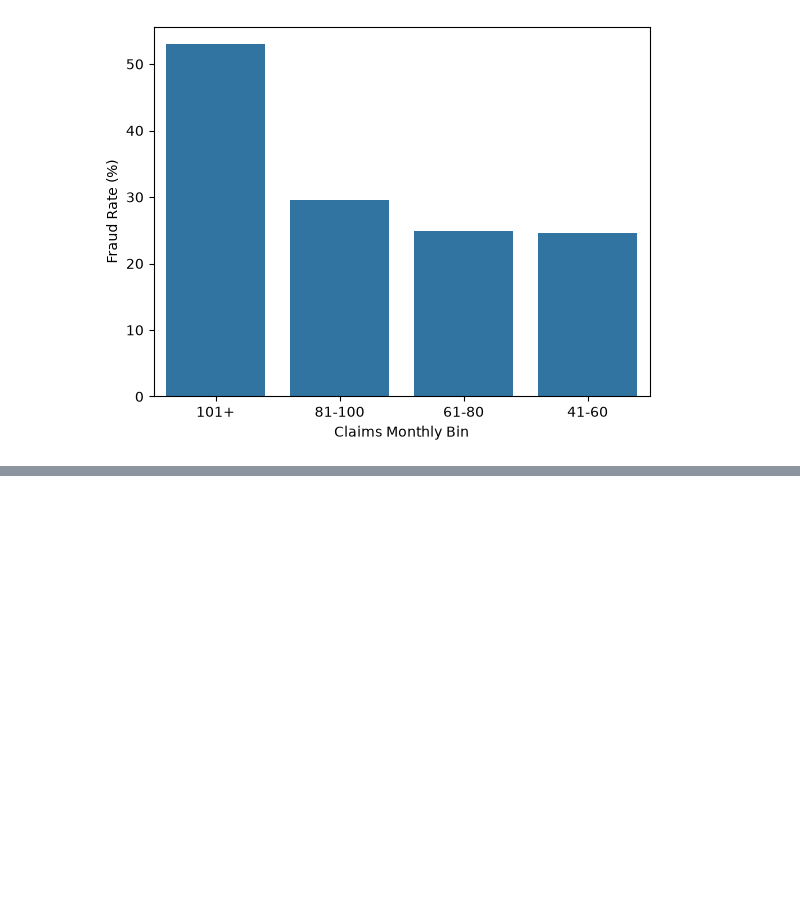
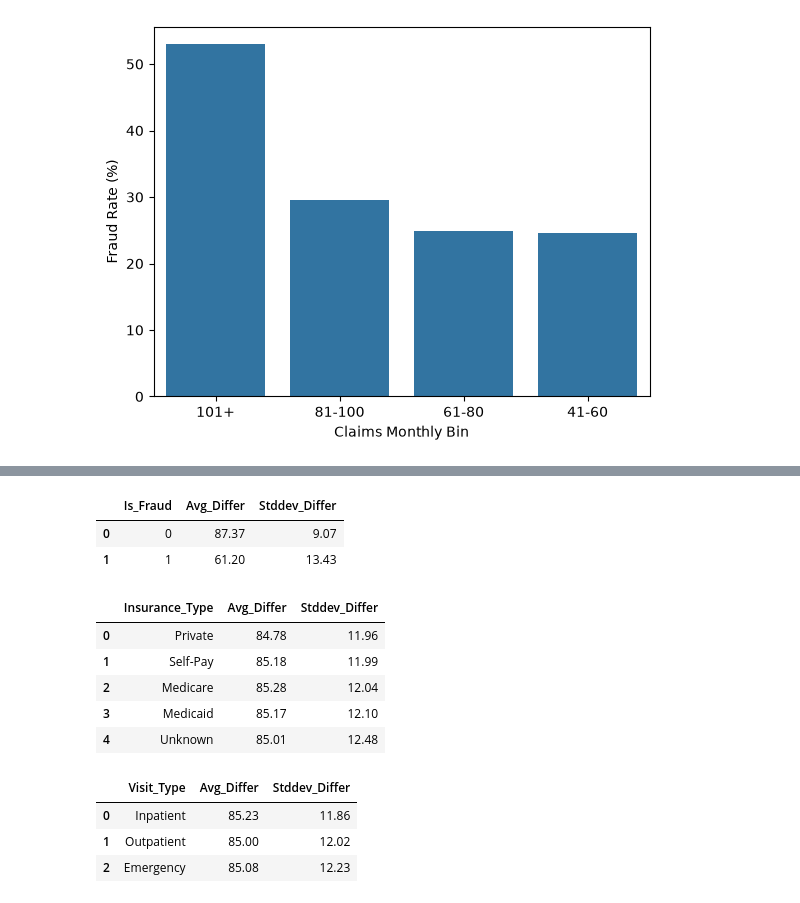
Before and after one commit to jscode-1302/claims_analysis, a Jupyter notebook: notebooks/analysis.ipynb, the cells around one changed output, grey strips where cells are left out. Saved outputs shown, nothing was run; the diff lists cells and outputs as text; code cells hidden in the pictures; blank space fills up the shorter version.

```diff
--- a/notebooks/analysis.ipynb
+++ b/notebooks/analysis.ipynb
@@ -469,0 +562,46 @@ Lastly, I analyzed the categories within Q4 to identify any other relationships
+# %%
+con.execute("""
+    SELECT
+        Is_Fraud,
+        ROUND(AVG(Differ), 2) as Avg_Differ,
+        ROUND(STDDEV(Differ), 2) as Stddev_Differ,
+    FROM temp_differ_table
+    GROUP BY Is_Fraud
+    ORDER BY Stddev_Differ
+""").df()
+# %% [output]
+|  | Is_Fraud | Avg_Differ | Stddev_Differ |
+| 0 | 0 | 87.37 | 9.07 |
+| 1 | 1 | 61.20 | 13.43 |
+# %%
+con.execute("""
+    SELECT
+        Insurance_Type,
+        ROUND(AVG(Differ), 2) as Avg_Differ,
+        ROUND(STDDEV(Differ), 2) as Stddev_Differ,
+    FROM temp_differ_table
+    GROUP BY Insurance_Type
+    ORDER BY Stddev_Differ
+""").df()
+# %% [output]
+|  | Insurance_Type | Avg_Differ | Stddev_Differ |
+| 0 | Private | 84.78 | 11.96 |
+| 1 | Self-Pay | 85.18 | 11.99 |
+| 2 | Medicare | 85.28 | 12.04 |
+| 3 | Medicaid | 85.17 | 12.10 |
+| 4 | Unknown | 85.01 | 12.48 |
+# %%
+con.execute("""
+    SELECT
+        Visit_Type,
+        ROUND(AVG(Differ), 2) as Avg_Differ,
+        ROUND(STDDEV(Differ), 2) as Stddev_Differ,
+    FROM temp_differ_table
+    GROUP BY Visit_Type
+    ORDER BY Stddev_Differ
+""").df()
+# %% [output]
+|  | Visit_Type | Avg_Differ | Stddev_Differ |
+| 0 | Inpatient | 85.23 | 11.86 |
+| 1 | Outpatient | 85.00 | 12.02 |
+| 2 | Emergency | 85.08 | 12.23 |
```
Also changed, not shown: parts of 13 cells of this notebook.
